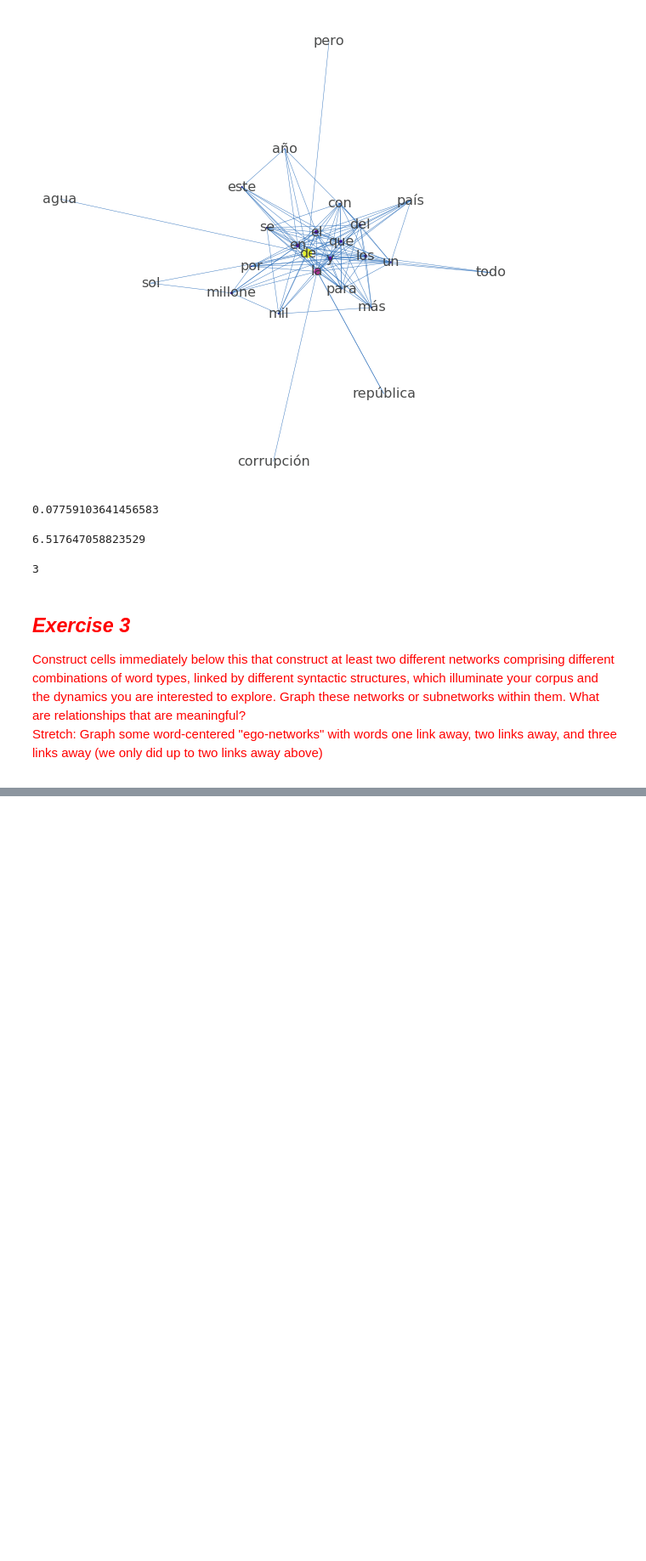
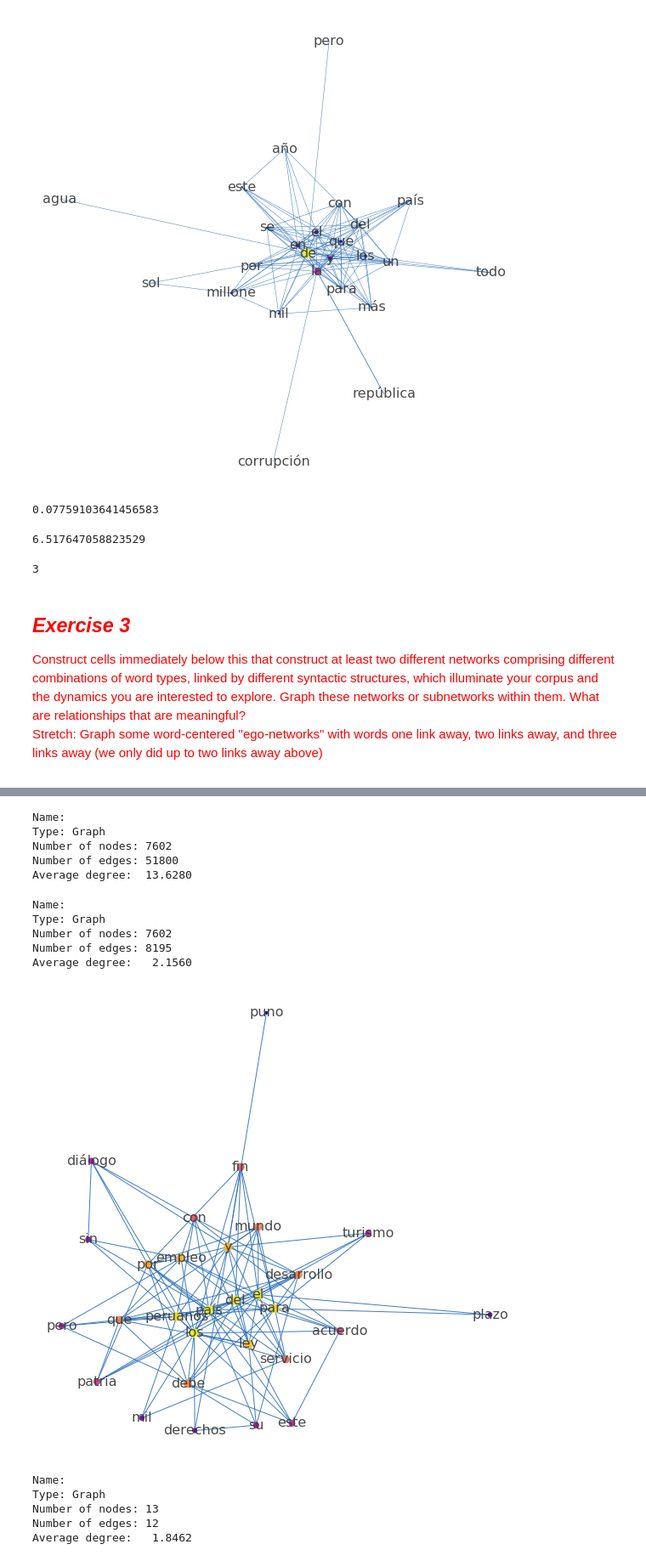
Before and after one commit to ccsuehara/Content-Analysis-2020, a Jupyter notebook: week-5/HW5_exercise.ipynb, the cells around one changed output, grey strips where cells are left out. Shown at 85% size. Cells and saved outputs as stored; diff of their text form; code cells hidden in the pictures; blank space fills up the shorter version.

```diff
--- a/week-5/HW5_exercise.ipynb
+++ b/week-5/HW5_exercise.ipynb
@@ -722,3 +732,10 @@ nx.diameter(giant)
 Construct cells immediately below this that construct at least two different networks comprising different combinations of word types, linked by different syntactic structures, which illuminate your corpus and the dynamics you are interested to explore. Graph these networks or subnetworks within them. What are relationships that are meaningful?
 
 Stretch: Graph some word-centered "ego-networks" with words one link away, two links away, and three links away (we only did up to two links away above)
+# %%
+nlp = spacy.load('es')
+df_newtext = pd.DataFrame(text_dic)
+df_newtext = df_newtext.T
+df_newtext['normalized_sents'] = df_newtext['text'].apply(lambda x: [lucem_illud_2020.word_tokenize(s) for s in lucem_illud_2020.sent_tokenize(x)])
+df_newtext.index = range(len(df_newtext) - 1, -1,-1) #Reindex to make things nice in the future
+df_newtext[:3]
@@ -724,0 +835,11 @@ Stretch: Graph some word-centered "ego-networks" with words one link away, two l
+# %%
+gNV = posCooccurrence(df_newtext['normalized_sents'].sum(), 'NN', 'VB')
+# %%
+print(nx.info(gNV))
+gNV1 = copy.deepcopy(gnV)
+# %% [output]
+Name:
+Type: Graph
+Number of nodes: 7602
+Number of edges: 51800
+Average degree:  13.6280
@@ -724,0 +848,8 @@ Stretch: Graph some word-centered "ego-networks" with words one link away, two l
+# %%
+print(nx.info(gNV))
+# %% [output]
+Name:
+Type: Graph
+Number of nodes: 7602
+Number of edges: 8195
+Average degree:   2.1560
@@ -724,0 +859,19 @@ Stretch: Graph some word-centered "ego-networks" with words one link away, two l
+# %%
+layout_nn = nx.spring_layout(gNV, weight='weight', iterations= 100)
+fig, ax = plt.subplots(figsize = (10,10))
+centralities_nv = nx.eigenvector_centrality(gNV)
+maxC = max(centralities_nv.items(), key = lambda x : x[1])[1]
+maxWeight = max((d['weight'] for n1, n2, d in gNV.edges(data = True)))
+minWeight = min((d['weight'] for n1, n2, d in gNV.edges(data = True)))
+nx.draw(gNV, ax = ax, pos = layout_nn, labels = {n: n for n in gNV.nodes()},
+        #width=[(d['weight'] - minWeight + .7) / maxWeight for n1, n2, d in gNN.edges(data = True)],
+        alpha = .9,
+        node_color = [centralities_nv[n] / maxC for n in gNV.nodes],
+        node_size = [centralities_nv[n] / maxC * 100 for n in gNV.nodes],
+        font_size = 16,
+        font_color = 'xkcd:dark grey',
+        edge_color = 'xkcd:medium blue',
+        cmap = plt.get_cmap('plasma'),
+       )
+# %% [output]
+[figure, added]
@@ -724,0 +880,8 @@ Stretch: Graph some word-centered "ego-networks" with words one link away, two l
+# %%
+print(nx.info(g_i))
+# %% [output]
+Name:
+Type: Graph
+Number of nodes: 13
+Number of edges: 12
+Average degree:   1.8462
```
Also changed, not shown: parts of 22 cells of this notebook.
